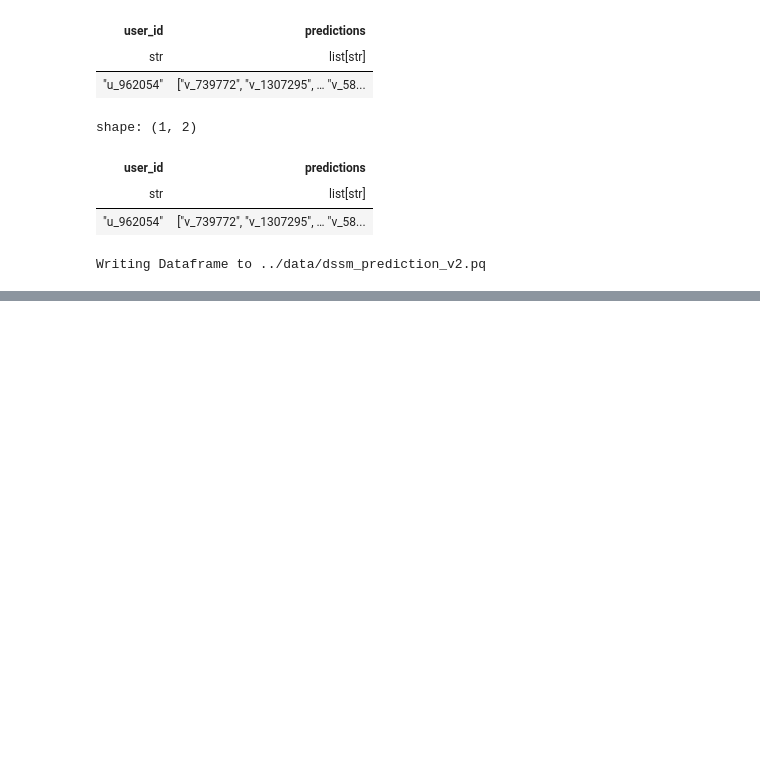
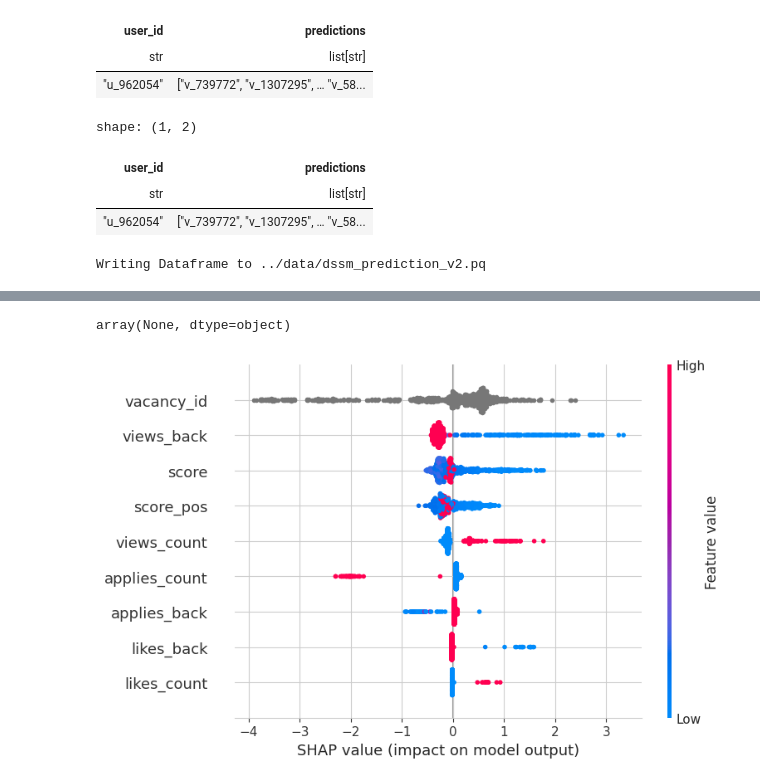
Before and after one commit to roma1n/hh-recsys-cometition, a Jupyter notebook: notebooks/model_application.ipynb, the cells around one changed output, grey strips where cells are left out. Saved outputs shown, nothing was run; the diff lists cells and outputs as text; code cells hidden in the pictures; blank space fills up the shorter version.

```diff
--- a/notebooks/model_application.ipynb
+++ b/notebooks/model_application.ipynb
@@ -850,0 +725,2 @@ log.select(
+# %%
+vacs = pl.read_parquet('../data/hh_recsys_vacancies.pq').select(pl.exclude('description', 'keySkills.keySkill'))
@@ -850,0 +780,3 @@ log.select(
+# %%
+df = sample.to_pandas()
+df.head(2)
@@ -850,0 +826,27 @@ log.select(
+# %%
+train_pool = catboost.Pool(
+    data=train[ranker_features],
+    label=train['target'],
+    cat_features=cat_features,
+    group_id=train['user_id'],
+)
+test_pool = catboost.Pool(
+    data=test[ranker_features],
+    label=test['target'],
+    cat_features=cat_features,
+    group_id=test['user_id'],
+)
+
+model = catboost.CatBoostRanker(
+    n_estimators=1000,
+    eval_metric='NDCG',
+)
+
+model.fit(
+    X=train_pool,
+    eval_set=test_pool,
+    verbose=100,
+    early_stopping_rounds=100,
+    plot=True,
+
+)
@@ -850,0 +871,17 @@ log.select(
+# %%
+model.feature_importances_
+# %% [output]
+array(None, dtype=object)
+# %%
+s = test.sample(n=1000).reset_index(drop=True)
+
+explainer = shap.TreeExplainer(model)
+shap_values = explainer.shap_values(s[ranker_features])
+
+shap.summary_plot(
+    shap_values,
+    feature_names=ranker_features,
+    features=s[ranker_features],
+)
+# %% [output]
+[figure, added]
```
Also changed, not shown: parts of 57 cells of this notebook, 11 other files.
